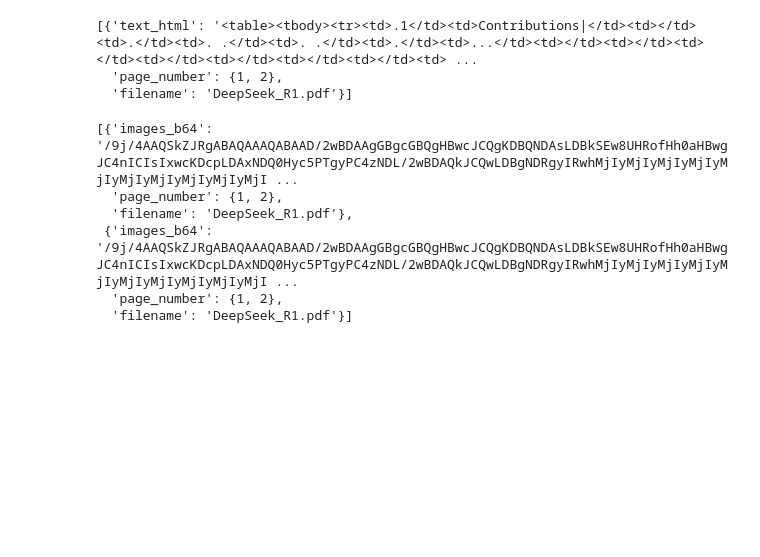
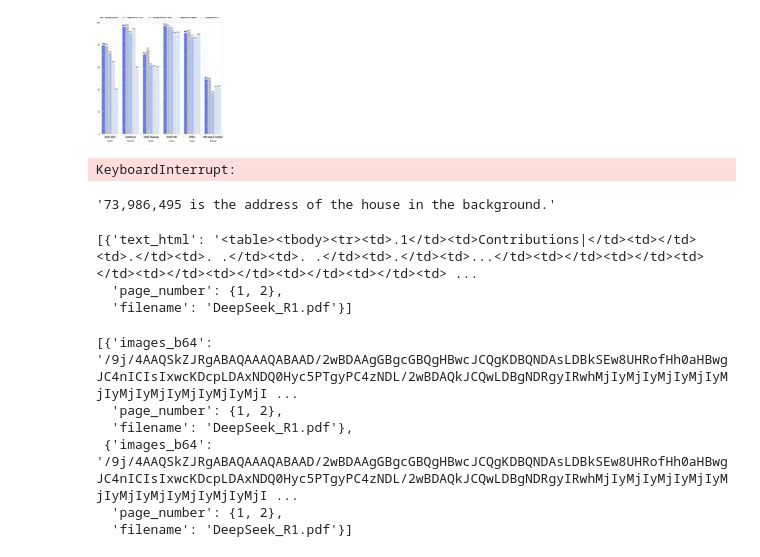
Before and after one commit to FelipeAriasT/RAG_LangChain, a Jupyter notebook: template_ollama.ipynb, the cells around one changed output. Saved outputs shown, nothing was run; the diff lists cells and outputs as text; code cells hidden in the pictures; blank space fills up the shorter version.

```diff
--- a/template_ollama.ipynb
+++ b/template_ollama.ipynb
@@ -89,0 +523,3 @@ text_chunks
+# %%
+ejemplo = [chunks_DeepSeek_R1[0],chunks_DeepSeek_R1[1]]
+text_chunks, tables_html_chunks, images_b64_chunks = ur.extract_text_with_page_mapping(ejemplo)
@@ -89,0 +579,16 @@ text_chunks
+# %%
+import base64
+import io
+from PIL import Image as Image2
+
+def resize_base64_image(base64_string, size=(128,128)):
+
+    img_data = base64.b64decode(base64_string)
+    img = Image2.open(io.BytesIO(img_data))
+    resized_img = img.resize(size,Image2.LANCZOS)
+    buffeder = io.BytesIO()
+    resized_img.save(buffeder, format=img.format)
+    return base64.b64encode(buffeder.getvalue()).decode('utf-8')
+
+
+compressed_image = resize_base64_image(images_b64_chunks[1]['images_b64'])
@@ -90,3 +603,41 @@ text_chunks
+# %%
+ur.display_base64_image(compressed_image)
+# %% [output]
+[figure, added]
+# %%
+prompt_template = """Describe la imagen en detalle. Para el contexto, la siguiente imagen muestra un paper sobre el tema de Deep Learning y desarrollo de modelos de lenguaje.
+    Si es una tabla o grafico describe los datos que se presentan en la imagen de manera clara y concisa, rescata los puntos más importantes.
+
+    todo tiene que ser en español
+    """
+
+messages = [
+    (
+        "user",
+        [
+            {"type": "text", "text": prompt_template},
+            {
+                "type": "image_url",
+                "image_url": {"url": "embedded-picture"},
+            },
+        ],
+    )
+]
+
+prompt = ChatPromptTemplate.from_messages(messages)
+
+#model_v = OllamaLLM(model="llama3.2-vision:latest")
+model_v = OllamaLLM(model="bakllava:latest")
+
+chain = prompt | model_v | StrOutputParser()
+# falta re dimensionar las imagenes (repo del banco)
+image_summaries = chain.invoke(compressed_image)
+# %% [output]
+KeyboardInterrupt:
+# %%
+image_summaries
+# %% [output]
+'73,986,495 is the address of the house in the background.'
 # %%
 tables_html_chunks
 # %% [output]
```
Also changed, not shown: parts of 69 cells of this notebook, 2 other files.
